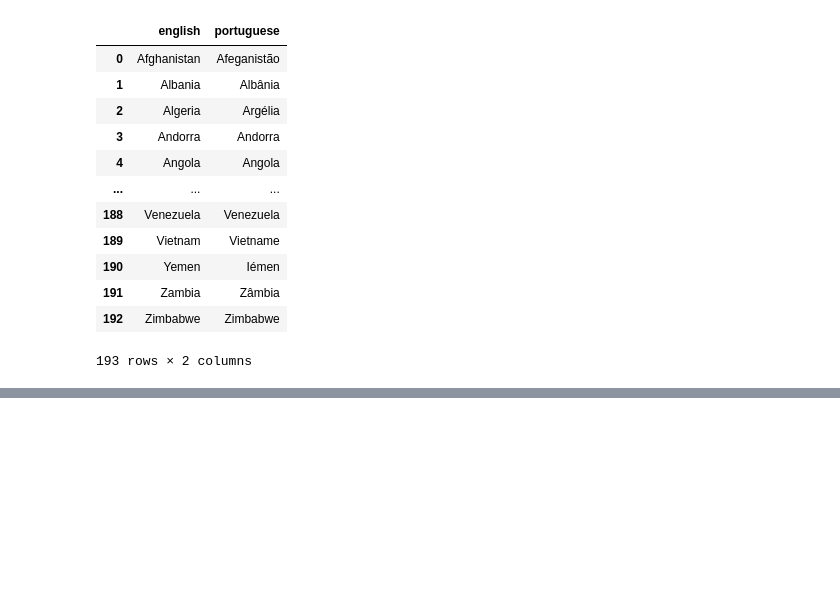
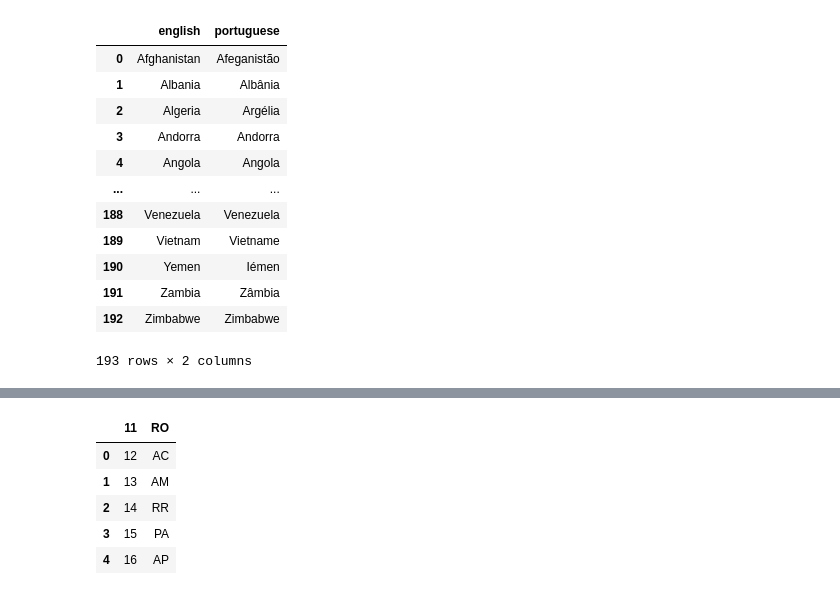
Before and after one commit to patrick-oliveira/ProjetoBD, a Jupyter notebook: processamento_dados.ipynb, the cells around one changed output, grey strips where cells are left out. Saved outputs shown, nothing was run; the diff lists cells and outputs as text; code cells hidden in the pictures; blank space fills up the shorter version.

```diff
--- a/processamento_dados.ipynb
+++ b/processamento_dados.ipynb
@@ -632,0 +669,10 @@ nomes_paises
+# %%
+estados = pd.read_csv('data/tabelas/estado.csv')
+estados.head()
+# %% [output]
+|  | 11 | RO |
+| 0 | 12 | AC |
+| 1 | 13 | AM |
+| 2 | 14 | RR |
+| 3 | 15 | PA |
+| 4 | 16 | AP |
```
Also changed, not shown: parts of 5 cells of this notebook, 1 other file.
